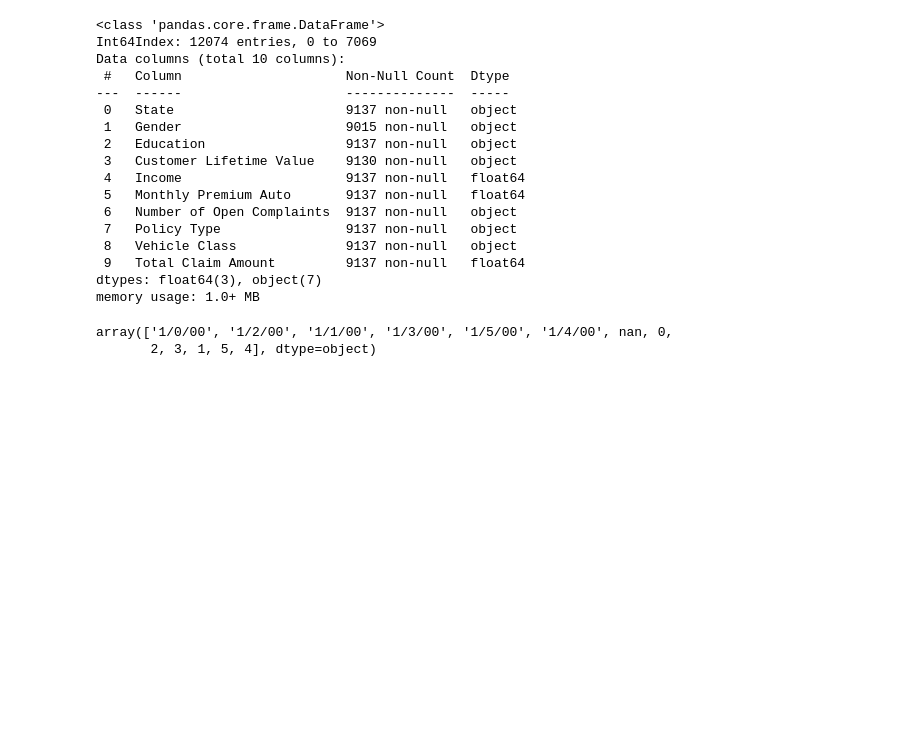
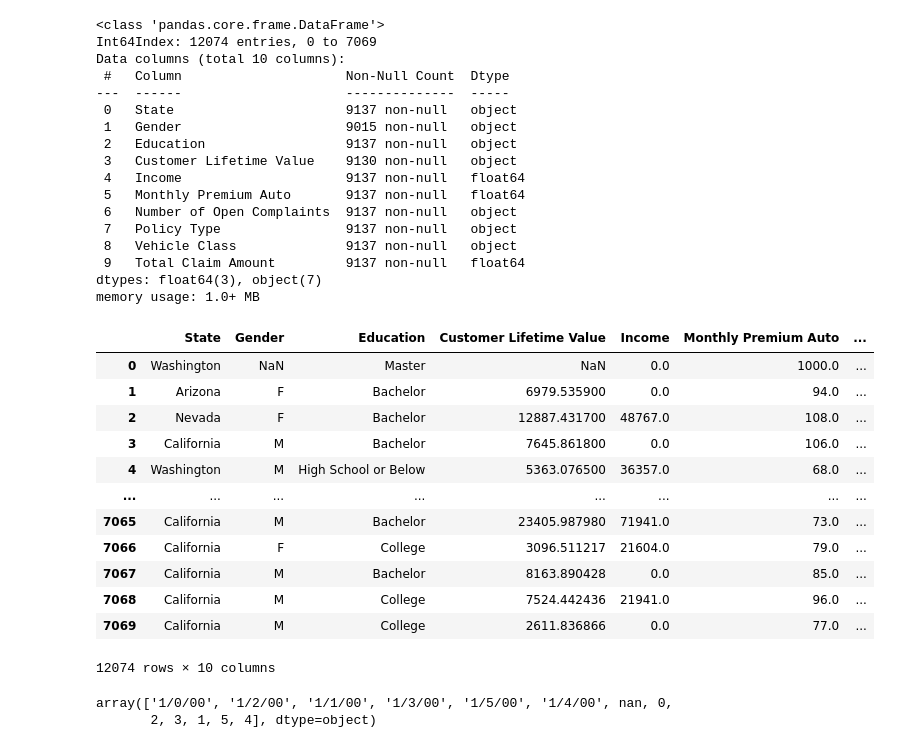
Before and after one commit to Iryna-Nesterenko/Ironhack_Labs, a Jupyter notebook: Pandas_Activities 1 (Monday).ipynb, the cells around one changed output. Cells and saved outputs as stored; diff of their text form; code cells hidden in the pictures; blank space fills up the shorter version.

```diff
--- a/Pandas_Activities 1 (Monday).ipynb
+++ b/Pandas_Activities 1 (Monday).ipynb
@@ -127,3 +127,19 @@ df['Customer Lifetime Value']= df['Customer Lifetime Value'].apply(lambda x: x.s
+# %%
+df
+# %% [output]
+|  | State | Gender | Education | Customer Lifetime Value | Income | Monthly Premium Auto | ... |
+| 0 | Washington | NaN | Master | NaN | 0.0 | 1000.0 | ... |
+| 1 | Arizona | F | Bachelor | 6979.535900 | 0.0 | 94.0 | ... |
+| 2 | Nevada | F | Bachelor | 12887.431700 | 48767.0 | 108.0 | ... |
+| 3 | California | M | Bachelor | 7645.861800 | 0.0 | 106.0 | ... |
+| 4 | Washington | M | High School or Below | 5363.076500 | 36357.0 | 68.0 | ... |
+| ... | ... | ... | ... | ... | ... | ... | ... |
+| 7065 | California | M | Bachelor | 23405.987980 | 71941.0 | 73.0 | ... |
+| 7066 | California | F | College | 3096.511217 | 21604.0 | 79.0 | ... |
+| 7067 | California | M | Bachelor | 8163.890428 | 0.0 | 85.0 | ... |
+| 7068 | California | M | College | 7524.442436 | 21941.0 | 96.0 | ... |
+| 7069 | California | M | College | 2611.836866 | 0.0 | 77.0 | ... |
+12074 rows × 10 columns
 # %%
 df['Customer Lifetime Value'] =  pd.to_numeric(df['Customer Lifetime Value'], errors='coerce') #transform it to float
 # %%
```
Also changed, not shown: parts of 8 cells of this notebook, 6 other files.
